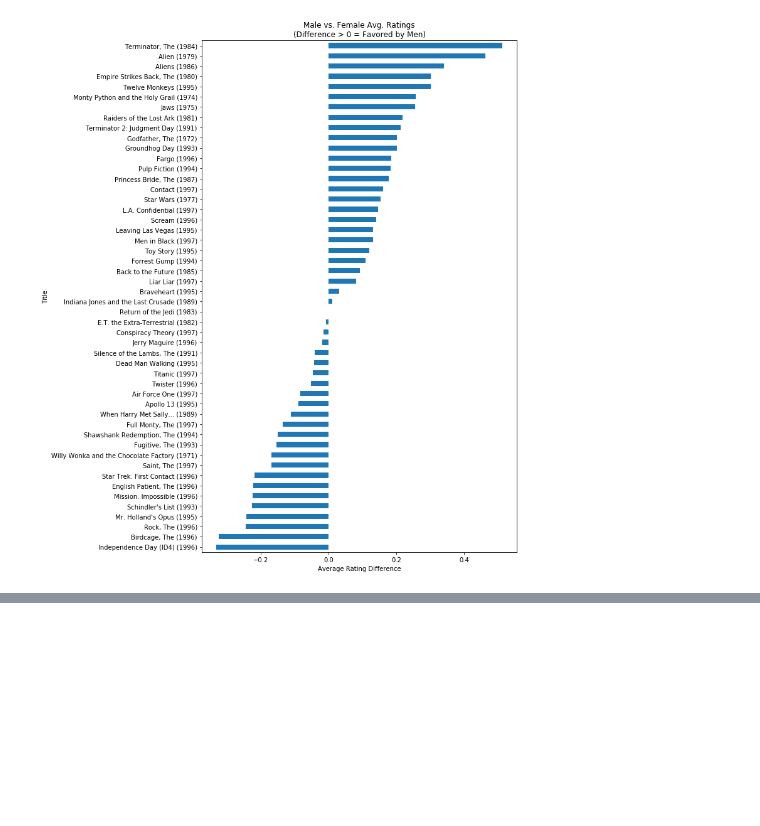
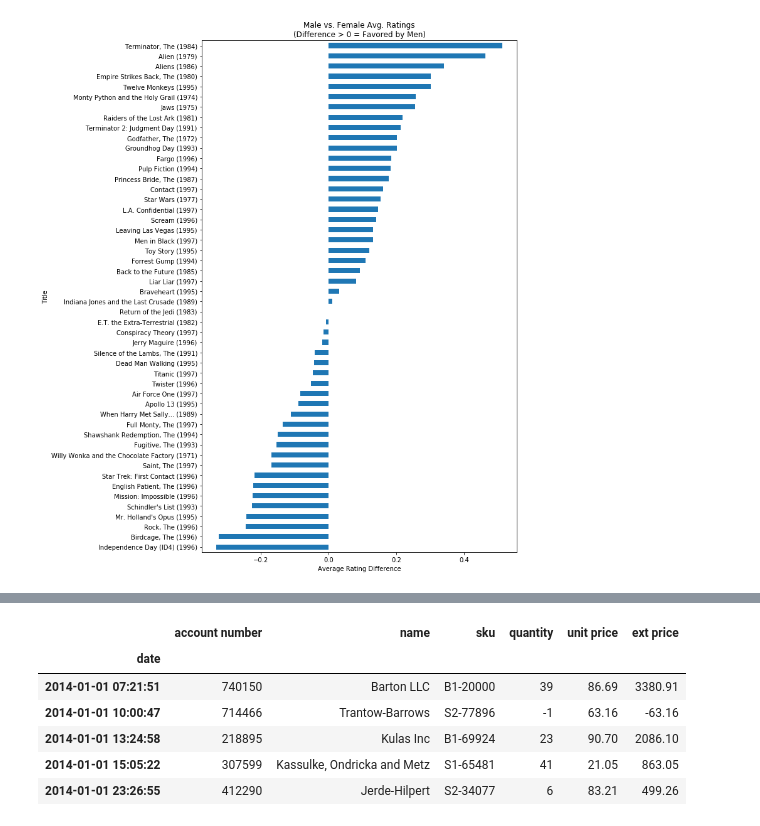
Before and after one commit to TJ-DS/MachineLearning, a Jupyter notebook: BasicDS-Interview/BasicDS-Numpy-Pandas-sql.ipynb, the cells around one changed output, grey strips where cells are left out. Cells and saved outputs as stored; diff of their text form; code cells hidden in the pictures; blank space fills up the shorter version.

```diff
--- a/BasicDS-Interview/BasicDS-Numpy-Pandas-sql.ipynb
+++ b/BasicDS-Interview/BasicDS-Numpy-Pandas-sql.ipynb
@@ -1072,0 +1169,11 @@ plt.xlabel('Average Rating Difference');
+# %%
+df2 = df.set_index(['date'])
+df2.head()
+# %% [output]
+|  | account number | name | sku | quantity | unit price | ext price |
+| date |  |  |  |  |  |  |
+| 2014-01-01 07:21:51 | 740150 | Barton LLC | B1-20000 | 39 | 86.69 | 3380.91 |
+| 2014-01-01 10:00:47 | 714466 | Trantow-Barrows | S2-77896 | -1 | 63.16 | -63.16 |
+| 2014-01-01 13:24:58 | 218895 | Kulas Inc | B1-69924 | 23 | 90.70 | 2086.10 |
+| 2014-01-01 15:05:22 | 307599 | Kassulke, Ondricka and Metz | S1-65481 | 41 | 21.05 | 863.05 |
+| 2014-01-01 23:26:55 | 412290 | Jerde-Hilpert | S2-34077 | 6 | 83.21 | 499.26 |
```
Also changed, not shown: parts of 19 cells of this notebook, 4 other files.
